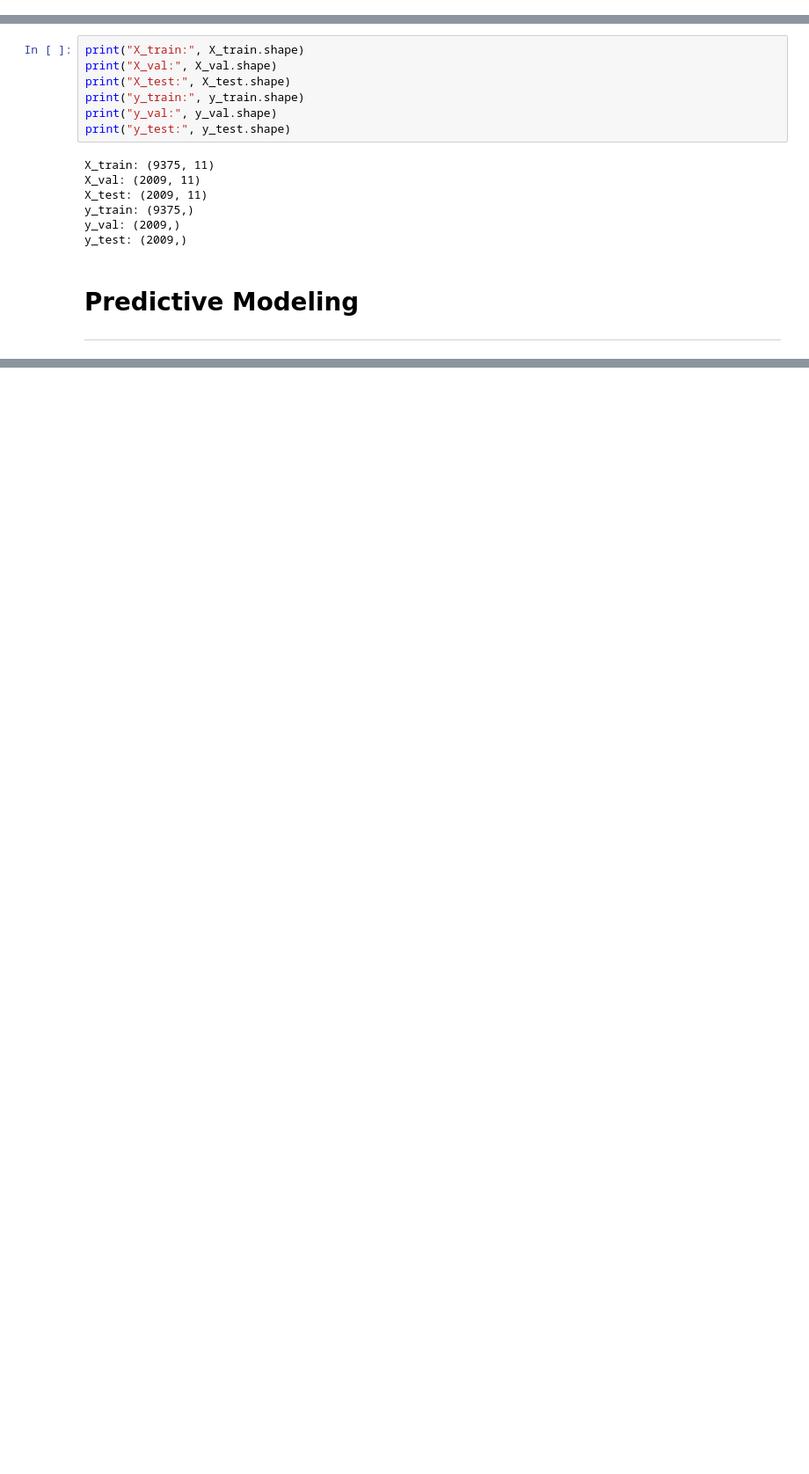
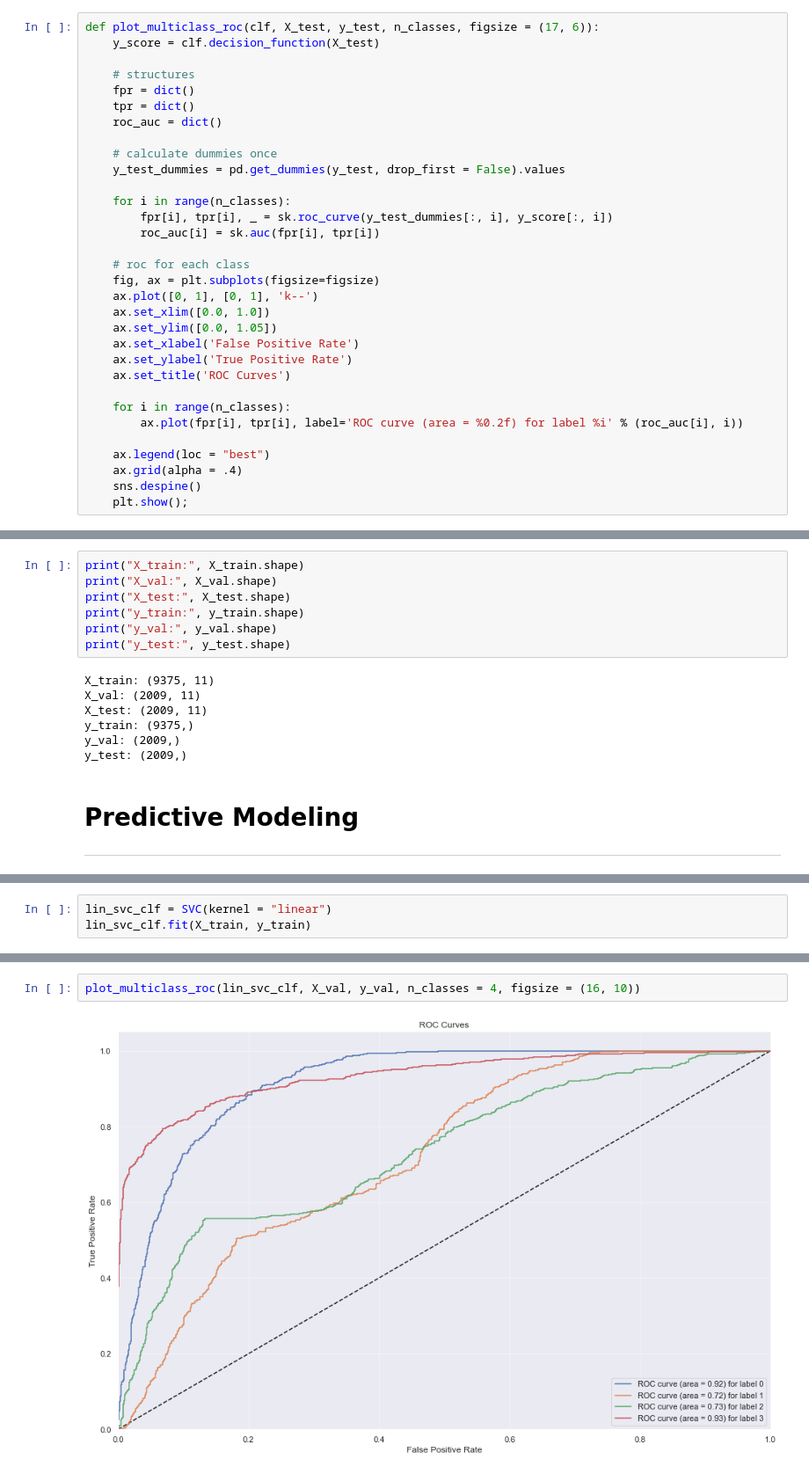
Before and after one commit to kcwerks/Body-Performance-Data-Analysis-and-Modeling, a Jupyter notebook: bodyperformance.ipynb, the cells around one changed output, grey strips where cells are left out. Shown: that part at 88% size. Saved outputs shown, nothing was run; the diff lists cells and outputs as text; blank space fills up the shorter version.

```diff
--- a/bodyperformance.ipynb
+++ b/bodyperformance.ipynb
@@ -20,0 +26,32 @@ np.random.seed(42)
+# %%
+def plot_multiclass_roc(clf, X_test, y_test, n_classes, figsize = (17, 6)):
+    y_score = clf.decision_function(X_test)
+
+    # structures
+    fpr = dict()
+    tpr = dict()
+    roc_auc = dict()
+
+    # calculate dummies once
+    y_test_dummies = pd.get_dummies(y_test, drop_first = False).values
+
+    for i in range(n_classes):
+        fpr[i], tpr[i], _ = sk.roc_curve(y_test_dummies[:, i], y_score[:, i])
+        roc_auc[i] = sk.auc(fpr[i], tpr[i])
+
+    # roc for each class
+    fig, ax = plt.subplots(figsize=figsize)
+    ax.plot([0, 1], [0, 1], 'k--')
+    ax.set_xlim([0.0, 1.0])
+    ax.set_ylim([0.0, 1.05])
+    ax.set_xlabel('False Positive Rate')
+    ax.set_ylabel('True Positive Rate')
+    ax.set_title('ROC Curves')
+
+    for i in range(n_classes):
+        ax.plot(fpr[i], tpr[i], label='ROC curve (area = %0.2f) for label %i' % (roc_auc[i], i))
+
+    ax.legend(loc = "best")
+    ax.grid(alpha = .4)
+    sns.despine()
+    plt.show();
@@ -223,0 +276,3 @@ y_test: (2009,)
+# %%
+lin_svc_clf = SVC(kernel = "linear")
+lin_svc_clf.fit(X_train, y_train)
@@ -223,0 +304,4 @@ y_test: (2009,)
+# %%
+plot_multiclass_roc(lin_svc_clf, X_val, y_val, n_classes = 4, figsize = (16, 10))
+# %% [output]
+[figure, added]
```
Also changed, not shown: parts of 43 cells of this notebook.
